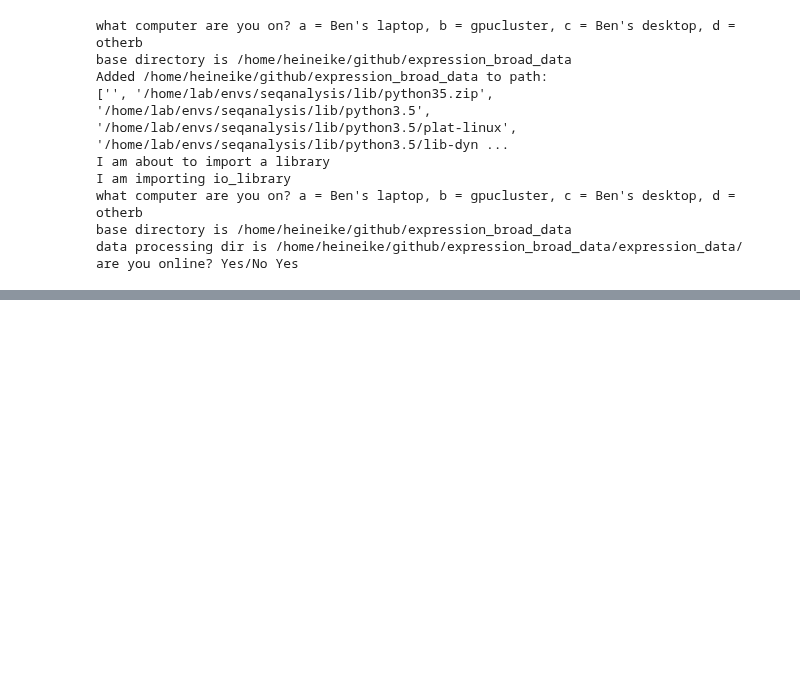
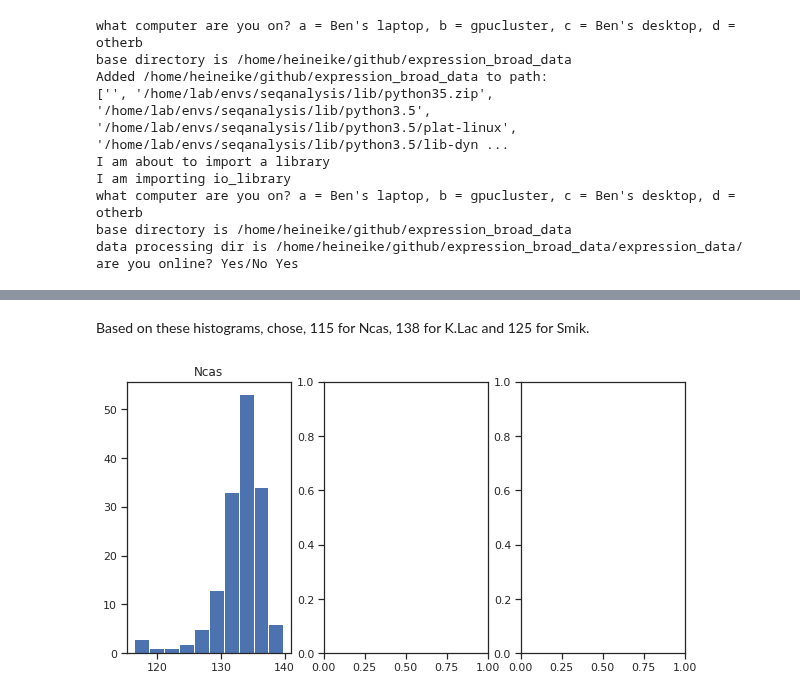
Before and after one commit to heineike02/yeast_esr_expression_analysis, a Jupyter notebook: scripts/20190131_YGOB_to_regev_mapping.ipynb, the cells around one changed output, grey strips where cells are left out. Drawn from its saved outputs; the diff is of its cells as text; code cells hidden in the pictures; blank space fills up the shorter version.

```diff
--- a/scripts/20190131_YGOB_to_regev_mapping.ipynb
+++ b/scripts/20190131_YGOB_to_regev_mapping.ipynb
@@ -99,0 +413,28 @@ are you online? Yes/No Yes
+# %% [markdown]
+Based on these histograms, chose, 115 for Ncas, 138 for K.Lac and 125 for Smik.
+# %%
+#Ncas Regev to YGOB:
+
+fig, axarr = plt.subplots(1,3, figsize=(10,5))
+
+pairwise_scores = {}
+for jj, spec in enumerate(['Ncas']):
+
+    pairwise_score_fname = orth_dir_regev + os.path.normpath("AA_lists/" + spec + "_pairwise_score.pkl")
+
+    with open(pairwise_score_fname,'rb') as file:
+        pairwise_score= pickle.load(file)
+
+    pairwise_scores[spec] = pairwise_score
+    #Use histogram to choose thresholds
+    maxvals = []
+    for genename_YGOB, options in pairwise_score.items():
+        idxmax = options.idxmax()
+        maxval = options[idxmax]
+        maxvals.append(maxval)
+
+    ax = axarr[jj]
+    ax.hist(maxvals)
+    ax.set_title(spec)
+# %% [output]
+[figure, added]
```
Also changed, not shown: parts of 35 cells of this notebook, 1 other file.
